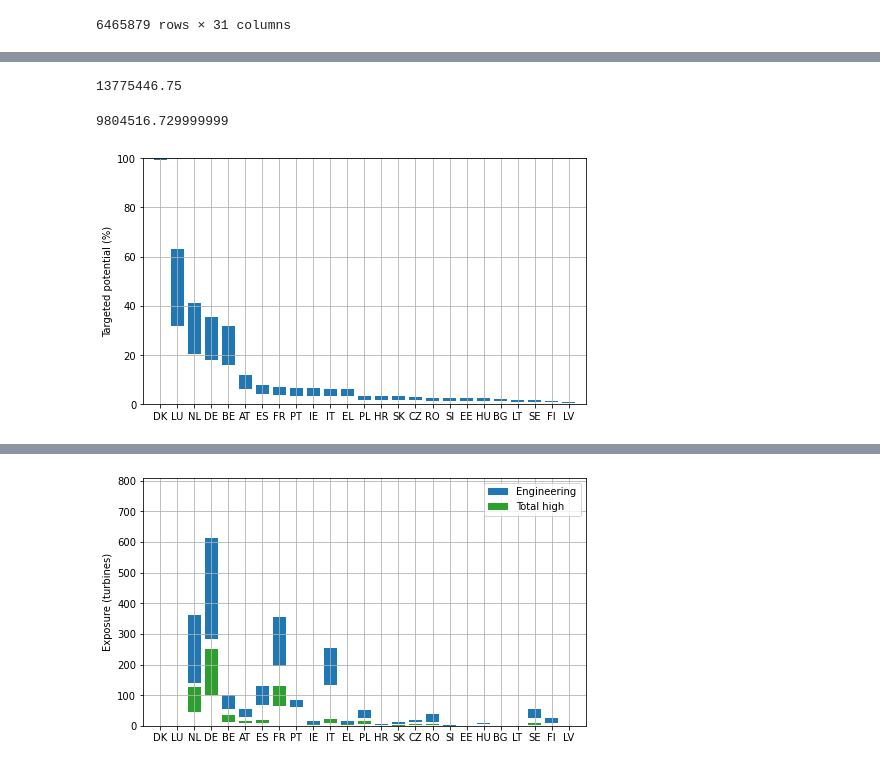
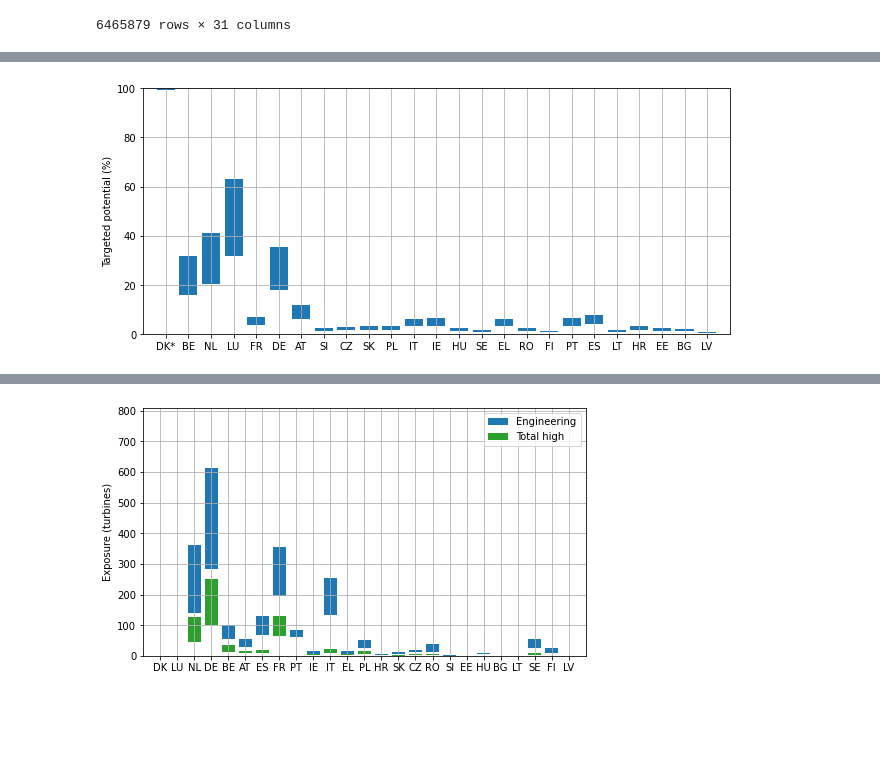
Before and after one commit to timtroendle/wind-onshore-cost-potential, a Jupyter notebook: notebooks/analysis.ipynb, the cells around one changed output, grey strips where cells are left out. Saved outputs shown, nothing was run; the diff lists cells and outputs as text; code cells hidden in the pictures; blank space fills up the shorter version.

```diff
--- a/notebooks/analysis.ipynb
+++ b/notebooks/analysis.ipynb
@@ -218,7 +221,7 @@ plt.savefig('Figure 4.png', dpi=300)
 # %% [markdown]
 Cost potential curves
 # %%
-c = 'DE'
+c = 'FI'
 
 fig, ax = plt.subplots(1, 2, figsize=(8, 4), sharex='col', gridspec_kw={'width_ratios': [4,2]})
 
@@ -242,7 +245,7 @@ ax[0].legend(loc='upper left')
 
 ax[0].set_xlabel('Cumulative capacity (GW)')
 ax[0].set_ylabel('Marginal LCOE (EUR/MWh)')
-ax[0].set_xlim(0, cumulative_capacity.iloc[-1])
+ax[0].set_xlim(0, 100)  # cumulative_capacity.iloc[-1])
 ax[0].set_ylim(0, 100)
 ax[0].grid()
 
@@ -263,5 +266,5 @@ ax[1].set_ylabel('\nMarginal LCOE (EUR/MWh)')
 ax[1].grid()
 
 plt.tight_layout()
-plt.savefig('Figure 5.png', dpi=300)
+#plt.savefig('Figure 5.png', dpi=300)
 # %% [output]
@@ -724,6 +678,7 @@ plt.grid()
 
 a1 = bottom[int(targets[c]/2*1000)]
 b1 = bottom[int(2*targets[c]/2*1000)]
+es1000_1, es1000_2 = a1, b1
 print(f'Exposure between {round(a1, 1)} and {round(b1, 1)}')
 print(f'Reduction to {round(a1/a0, 2)} and {round(b1/b0, 2)}')
 
@@ -777,9 +740,10 @@ kpi #/ tmp.loc['engineering']
 # %%
-fig, ax = plt.subplots(1, 2, figsize=(5, 4), sharex='col', gridspec_kw={'width_ratios': [1, 1]})
+fig, ax = plt.subplots(1, 2, figsize=(7, 4), sharex='col', gridspec_kw={'width_ratios': [1, 1]})
 
-ax[0].text(-0.4, 1.02, 'a', transform=ax[0].transAxes, fontsize=15, verticalalignment='top', fontweight="bold")
+ax[0].text(-0.22, 1.02, 'a', transform=ax[0].transAxes, fontsize=15, verticalalignment='top', fontweight="bold")
 
-for i, df in enumerate([kpi.loc[['engineering smart', 'engineering dumb']], kpi.loc[['disamenity', 'disamenity dumb']]]):
+for i, df in enumerate([kpi.loc[['engineering smart', 'engineering smart 1000', 'engineering dumb']],
+                        kpi.loc[['disamenity', 'disamenity smart 1000', 'disamenity dumb']]]):
     ax[0].bar(
         range(len(df)),
         df['2x EU reference scenario (mean)']-df['1x EU reference scenario (mean)'],
@@ -788,18 +752,18 @@ for i, df in enumerate([kpi.loc[['engineering smart', 'engineering dumb']], kpi.
         label='Engineering' if i==0 else 'Total high'
     )
 
-ax[0].set_xlim([-0.5, 1.5])
-ax[0].set_xticks([0, 1])
-ax[0].set_xticklabels(['200 m\nby total','1000 m\nby engin.'])
+ax[0].set_xlim([-0.5, 2.5])
+ax[0].set_xticks([0, 1, 2])
+ax[0].set_xticklabels(['200 m\nby total', '1000 m\nby total', '1000 m\nby engin.'])
 ax[0].set_ylim(0, 100)
 ax[0].set_ylabel('Average LCOE (EUR/MWh)')
 ax[0].grid()
 ax[0].legend(loc='upper left')
 
 
-ax[1].text(-0.3, 1.02, 'b', transform=ax[1].transAxes, fontsize=15, verticalalignment='top', fontweight="bold")
+ax[1].text(-0.2, 1.02, 'b', transform=ax[1].transAxes, fontsize=15, verticalalignment='top', fontweight="bold")
 
-for i, df in enumerate([kpi.loc[['exposure smart', 'exposure dumb']]]):
+for i, df in enumerate([kpi.loc[['exposure smart', 'exposure smart 1000', 'exposure dumb']]]):
     ax[1].bar(
         range(i*len(df), i*len(df)+len(df)),
         df['2x EU reference scenario (mean)']-df['1x EU reference scenario (mean)'],
@@ -808,9 +772,9 @@ for i, df in enumerate([kpi.loc[['exposure smart', 'exposure dumb']]]):
         label='< 4 km'
     )
 
-ax[1].set_xlim([-0.5, 1.5])
-ax[1].set_xticks([0, 1])
-ax[1].set_xticklabels(['200 m\nby total','1000 m\nby engin.'])
+ax[1].set_xlim([-0.5, 2.5])
+ax[1].set_xticks([0, 1, 2])
+ax[1].set_xticklabels(['200 m\nby total', '1000 m\nby total', '1000 m\nby engin.'])
 ax[1].set_ylim(0, 10)
 ax[1].set_ylabel('\nExposure (turbines)')
 ax[1].grid()
@@ -872,22 +828,28 @@ for c in countries:
     # Average cost
     results_c['Average engineering cost 1 (€/MWh)'] = tmp['engineering'].sort_values().iloc[:n].mean().round()
     results_c['Average total cost low 1 (€/MWh)'] = tmp['total cost low'].sort_values().iloc[:n].mean().round()
+    results_c['Increase in average cost low 1 (€/MWh)'] = results_c['Average total cost low 1 (€/MWh)'] - results_c['Average engineering cost 1 (€/MWh)']
     results_c['Increase in average cost low 1 (%)'] = 100 * (results_c['Average total cost low 1 (€/MWh)'] / results_c['Average engineering cost 1 (€/MWh)'] - 1).round(2)
     results_c['Average total cost high 1 (€/MWh)'] = tmp['total cost high'].sort_values().iloc[:n].mean().round()
+    results_c['Increase in average cost high 1 (€/MWh)'] = results_c['Average total cost high 1 (€/MWh)'] - results_c['Average engineering cost 1 (€/MWh)']
     results_c['Increase in average cost high 1 (%)'] = 100 * (results_c['Average total cost high 1 (€/MWh)'] / results_c['Average engineering cost 1 (€/MWh)'] - 1).round(2)
 
     # Marginal cost 1x EU Ref
     results_c['Marginal engineering cost 1 (€/MWh)'] = tmp['engineering'].sort_values().iloc[n]
     results_c['Marginal total cost low 1 (€/MWh)'] = tmp['total cost low'].sort_values().iloc[n].round()
+    results_c['Increase in marginal cost low 1 (€/MWh)'] = results_c['Marginal total cost low 1 (€/MWh)'] - results_c['Marginal engineering cost 1 (€/MWh)']
     results_c['Increase in marginal cost low 1 (%)'] = 100 * (results_c['Marginal total cost low 1 (€/MWh)'] / results_c['Marginal engineering cost 1 (€/MWh)'] - 1).round(2)
     results_c['Marginal total cost high 1 (€/MWh)'] = tmp['total cost high'].sort_values().iloc[n].round()
+    results_c['Increase in marginal cost high 1 (€/MWh)'] = results_c['Marginal total cost high 1 (€/MWh)'] - results_c['Marginal engineering cost 1 (€/MWh)']
     results_c['Increase in marginal cost high 1 (%)'] = 100 * (results_c['Marginal total cost high 1 (€/MWh)'] / results_c['Marginal engineering cost 1 (€/MWh)'] - 1).round(2)
 
     # Marginal cost 2x EU Ref
     results_c['Marginal engineering cost 2 (€/MWh)'] = tmp['engineering'].sort_values().iloc[n2]
     results_c['Marginal total cost low 2 (€/MWh)'] = tmp['total cost low'].sort_values().iloc[n2].round()
+    results_c['Increase in marginal cost low 2 (€/MWh)'] = results_c['Marginal total cost low 2 (€/MWh)'] - results_c['Marginal engineering cost 2 (€/MWh)']
     results_c['Increase in marginal cost low 2 (%)'] = 100 * (results_c['Marginal total cost low 2 (€/MWh)'] / results_c['Marginal engineering cost 2 (€/MWh)'] - 1).round(2)
     results_c['Marginal total cost high 2 (€/MWh)'] = tmp['total cost high'].sort_values().iloc[n2].round()
+    results_c['Increase in marginal cost high 2 (€/MWh)'] = results_c['Marginal total cost high 2 (€/MWh)'] - results_c['Marginal engineering cost 2 (€/MWh)']
     results_c['Increase in marginal cost high 2 (%)'] = 100 * (results_c['Marginal total cost high 2 (€/MWh)'] / results_c['Marginal engineering cost 2 (€/MWh)'] - 1).round(2)
 
     # Exposure
@@ -906,7 +868,10 @@ for c in countries:
     for i in range(1,5):
         results_c[f'{i}'] = (tmp.fillna(0).sort_values('total cost high').iloc[n][i].sum()).round()
 
-    results[c] = results_c
+    if c=='DK':
+        results['DK*'] = results_c
+    else:
+        results[c] = results_c
 
 results = results.sort_values('Targeted potential 1 (%)', axis=1, ascending=False)
 results
@@ -932,26 +897,18 @@ results
-# %%
-tmp.fillna(0).sort_values('engineering').iloc[:n2][list(range(1, 5))].sum().sum()
-# %% [output]
-13775446.75
-# %%
-turbines[turbines['DE']>0].fillna(0).sort_values('engineering').iloc[:n2][list(range(1, 5))].sum().sum()
-# %% [output]
-9804516.729999999
 # %%
-fig, ax = plt.subplots(1, 1, figsize=(7, 4)) #, sharex='col', gridspec_kw={'width_ratios': [2, 1]})
+fig, ax = plt.subplots(1, 1, figsize=(9, 4)) #, sharex='col', gridspec_kw={'width_ratios': [2, 1]})
 
 ax.bar(
     results.columns,
     results.loc['Targeted potential 2 (%)'] - results.loc['Targeted potential 1 (%)'],
     bottom=results.loc['Targeted potential 1 (%)'],
     color='tab:blue'
 )
 
 ax.set_xlim([-1, len(results.columns)])
 ax.set_ylim(0, 100)
 ax.set_ylabel('Targeted potential (%)')
 ax.grid()
 plt.tight_layout()
 plt.savefig('Figure 10.png', dpi=300)
 # %% [output]
-[figure, old version]
+[figure, new version]
```
Also changed, not shown: parts of 24 cells of this notebook.
